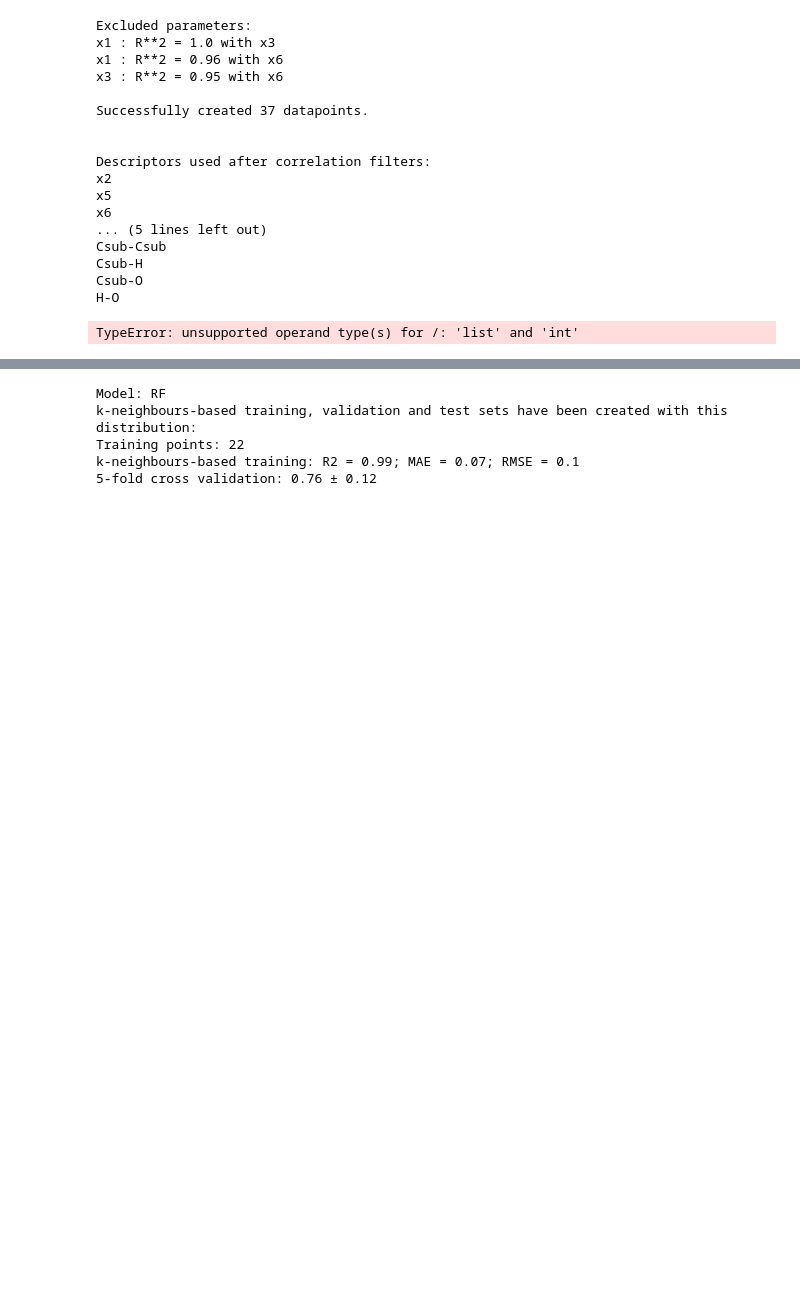
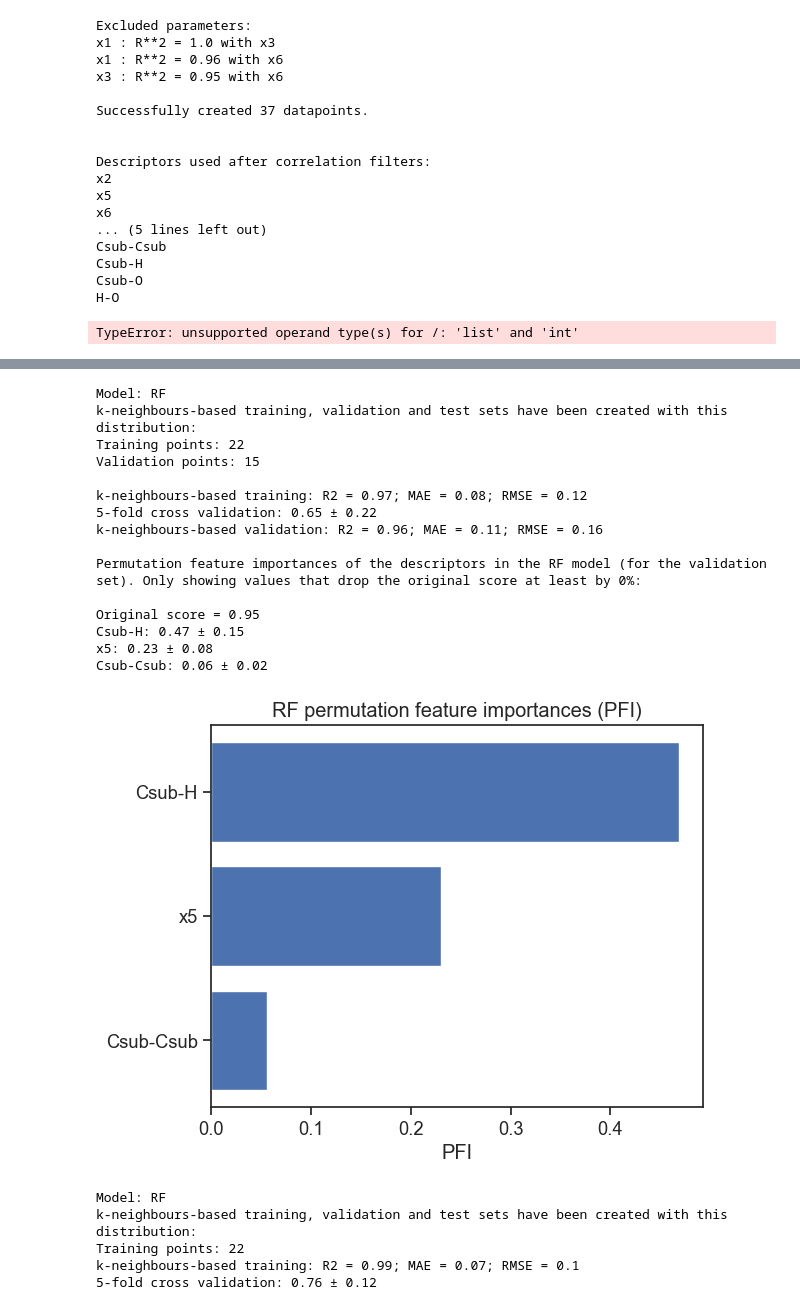
Before and after one commit to jvalegre/robert, a Jupyter notebook: Robert_GEN_v1.0.ipynb, the cells around one changed output, grey strips where cells are left out. Saved outputs shown, nothing was run; the diff lists cells and outputs as text; code cells hidden in the pictures; blank space fills up the shorter version.

```diff
--- a/Robert_GEN_v1.0.ipynb
+++ b/Robert_GEN_v1.0.ipynb
@@ -353,3 +332,27 @@ k-neighbours-based validation: R2 = 0.96; MAE = 0.11; RMSE = 0.16
+# %%
+# run the best model from hyperopt and calculates its efficiency using only the most important features from the PFI analysis
+#print_model_stats(MODEL,X_train_PFI_scaled,X_validation_PFI_scaled,r2_train_PFI,mae_train_PFI,rmse_train_PFI,r2_validation_PFI,mae_validation_PFI,rmse_validation_PFI,prediction_type,cv_score,cv_kfold,'Robert_results.txt')
+print_model_stats(best_model[0],best_model[9],best_model[14],best_model[2],best_model[3],best_model[4],best_model[5],best_model[6],best_model[7],prediction_type,best_model[13],best_model[16],best_model[17])
+# calculate the permutation feature importance (PFI) of the final model and saves the data
+# combined_descriptor_list = PFI_workflow(X_PFI,model_type,best_parameters_df,X_train_PFI_scaled,y_train_PFI,X_validation_PFI_scaled,y_validation_PFI,n_repeats,0,True,prediction_type,PFI_filtering)
+combined_descriptor_list = PFI_workflow(X_PFI,best_model[0],best_model[1],best_model[9],best_model[18],best_model[14],best_model[19],n_repeats,0,True,prediction_type,PFI_filtering)
+# %% [output]
+Model: RF
+k-neighbours-based training, validation and test sets have been created with this distribution:
+Training points: 22
+Validation points: 15
+
+k-neighbours-based training: R2 = 0.97; MAE = 0.08; RMSE = 0.12
+5-fold cross validation: 0.65 ± 0.22
+k-neighbours-based validation: R2 = 0.96; MAE = 0.11; RMSE = 0.16
+
+Permutation feature importances of the descriptors in the RF model (for the validation set). Only showing values that drop the original score at least by 0%:
+
+Original score = 0.95
+Csub-H: 0.47 ± 0.15
+x5: 0.23 ± 0.08
+Csub-Csub: 0.06 ± 0.02
+[figure, added]
 # %%
 # run the best model from hyperopt and calculates its efficiency
 
```
Also changed, not shown: parts of 4 cells of this notebook, 4 other files.
